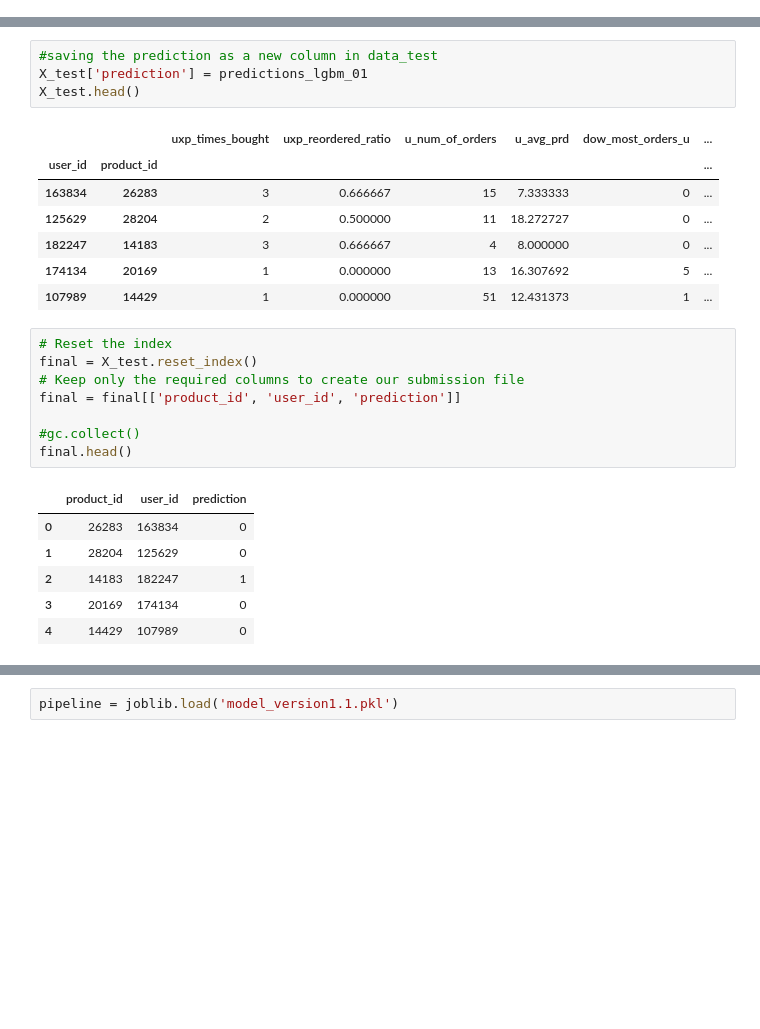
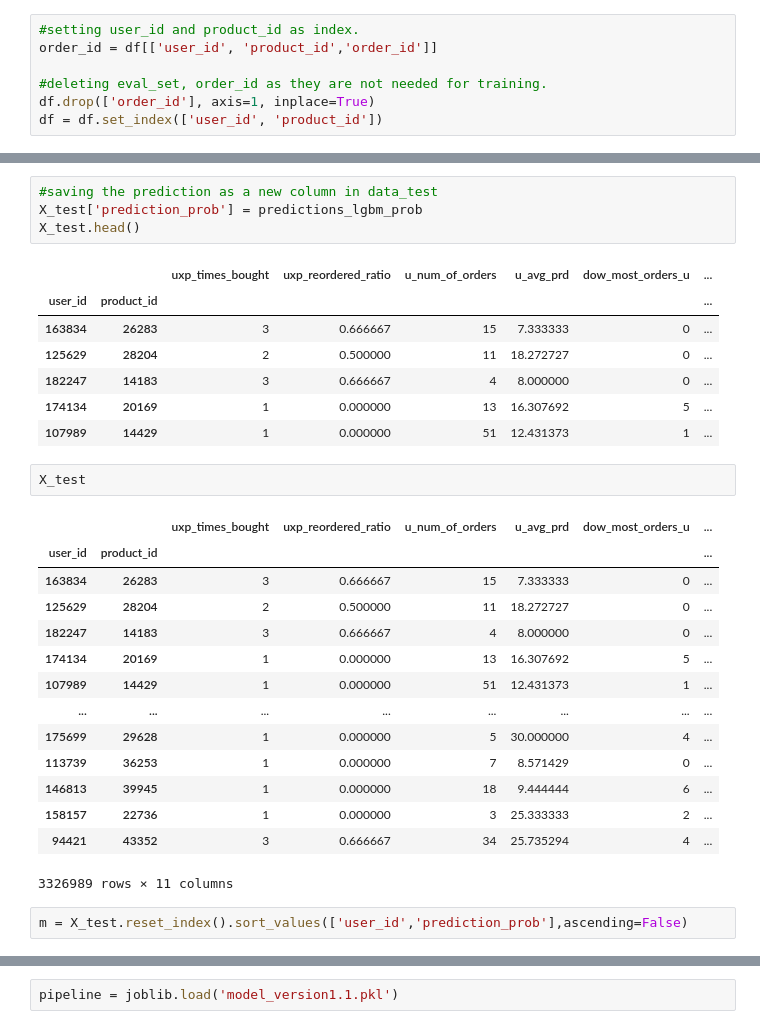
Before and after one commit to islamnusrat/Capstone-3-Instacart_market_basket_analysis, a Jupyter notebook: instacart-basket-feature_eng_and_model-checkpoint.ipynb, the cells around one changed output, grey strips where cells are left out. Drawn from its saved outputs; the diff is of its cells as text; blank space fills up the shorter version.

```diff
--- a/instacart-basket-feature_eng_and_model-checkpoint.ipynb
+++ b/instacart-basket-feature_eng_and_model-checkpoint.ipynb
@@ -514,0 +510,7 @@ df.head()
+# %%
+#setting user_id and product_id as index.
+order_id = df[['user_id', 'product_id','order_id']]
+
+#deleting eval_set, order_id as they are not needed for training.
+df.drop(['order_id'], axis=1, inplace=True)
+df = df.set_index(['user_id', 'product_id'])
@@ -699,6 +745,6 @@ f1
 # %%
 #saving the prediction as a new column in data_test
-X_test['prediction'] = predictions_lgbm_01
+X_test['prediction_prob'] = predictions_lgbm_prob
 X_test.head()
 # %% [output]
 |  |  | uxp_times_bought | uxp_reordered_ratio | u_num_of_orders | u_avg_prd | dow_most_orders_u | ... |
@@ -708,18 +754,22 @@ X_test.head()
 | 182247 | 14183 | 3 | 0.666667 | 4 | 8.000000 | 0 | ... |
 | 174134 | 20169 | 1 | 0.000000 | 13 | 16.307692 | 5 | ... |
 | 107989 | 14429 | 1 | 0.000000 | 51 | 12.431373 | 1 | ... |
-# %%
-# Reset the index
-final = X_test.reset_index()
-# Keep only the required columns to create our submission file
-final = final[['product_id', 'user_id', 'prediction']]
-
-#gc.collect()
-final.head()
-# %% [output]
-|  | product_id | user_id | prediction |
-| 0 | 26283 | 163834 | 0 |
-| 1 | 28204 | 125629 | 0 |
-| 2 | 14183 | 182247 | 1 |
-| 3 | 20169 | 174134 | 0 |
-| 4 | 14429 | 107989 | 0 |
+# %%
+X_test
+# %% [output]
+|  |  | uxp_times_bought | uxp_reordered_ratio | u_num_of_orders | u_avg_prd | dow_most_orders_u | ... |
+| user_id | product_id |  |  |  |  |  | ... |
+| 163834 | 26283 | 3 | 0.666667 | 15 | 7.333333 | 0 | ... |
+| 125629 | 28204 | 2 | 0.500000 | 11 | 18.272727 | 0 | ... |
+| 182247 | 14183 | 3 | 0.666667 | 4 | 8.000000 | 0 | ... |
+| 174134 | 20169 | 1 | 0.000000 | 13 | 16.307692 | 5 | ... |
+| 107989 | 14429 | 1 | 0.000000 | 51 | 12.431373 | 1 | ... |
+| ... | ... | ... | ... | ... | ... | ... | ... |
+| 175699 | 29628 | 1 | 0.000000 | 5 | 30.000000 | 4 | ... |
+| 113739 | 36253 | 1 | 0.000000 | 7 | 8.571429 | 0 | ... |
+| 146813 | 39945 | 1 | 0.000000 | 18 | 9.444444 | 6 | ... |
+| 158157 | 22736 | 1 | 0.000000 | 3 | 25.333333 | 2 | ... |
+| 94421 | 43352 | 3 | 0.666667 | 34 | 25.735294 | 4 | ... |
+3326989 rows × 11 columns
+# %%
+m = X_test.reset_index().sort_values(['user_id','prediction_prob'],ascending=False)
```
Also changed, not shown: parts of 25 cells of this notebook.
